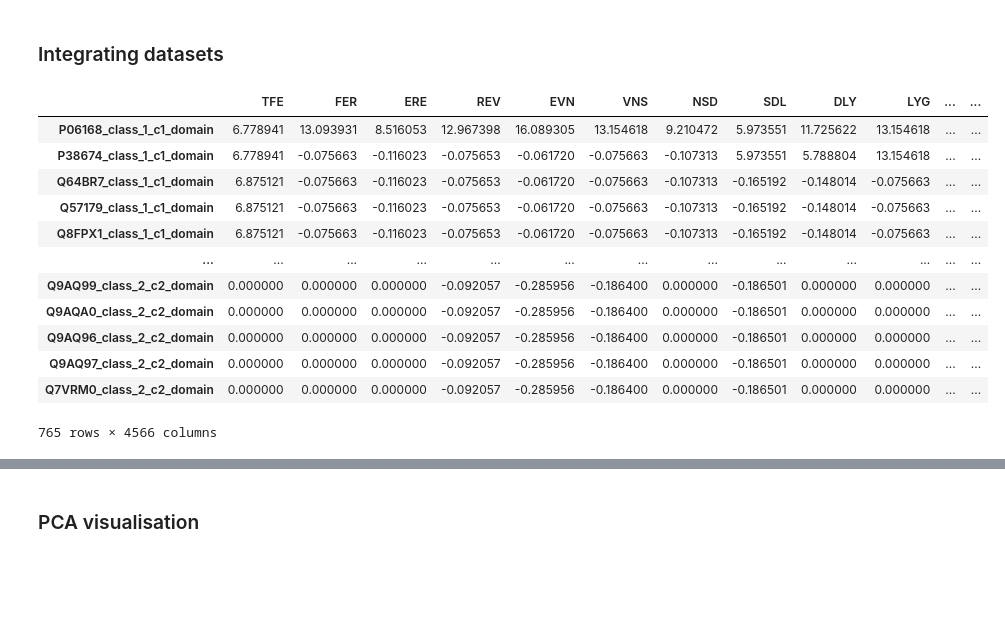
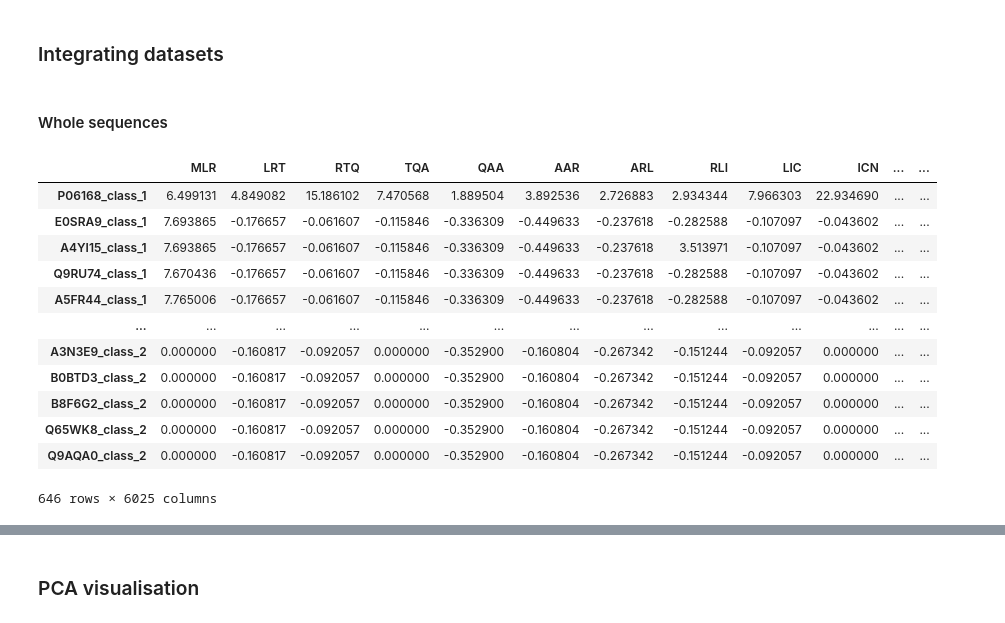
Before and after one commit to SebPorras/BodenProjects, a Jupyter notebook: kari/notebooks/kmer_based_analysis.ipynb, the cells around one changed output, grey strips where cells are left out. Cells and saved outputs as stored; diff of their text form; code cells hidden in the pictures; blank space fills up the shorter version.

```diff
--- a/kari/notebooks/kmer_based_analysis.ipynb
+++ b/kari/notebooks/kmer_based_analysis.ipynb
@@ -75,2 +85,7 @@ class2_c2 = pd.DataFrame.from_dict(class2_c2_ids, orient='index')
+# %%
+#whole sequence
+class_1_df = pd.DataFrame.from_dict(class_1_ids, orient='index')
+
+class_2_df = pd.DataFrame.from_dict(class_2_ids, orient='index')
 # %% [markdown]
 ### Visualise sparcity of data
@@ -119,10 +137,12 @@ class_1
 # %%
-test = class_1.sum(axis=1)
-class_1_norm = pd.DataFrame(np.apply_along_axis(np.divide, 0, class_1, test), index=class_1.index, columns=class_1.columns)
+annot_name = [x+"_class_1" for x in class_1_df.index]
+
+test = class_1_df.sum(axis=1)
+class_1_norm = pd.DataFrame(np.apply_along_axis(np.divide, 0, class_1_df, test), index=annot_name, columns=class_1_df.columns)
 class_1_norm.fillna(0, inplace=True)
 
 scaler_class_1 = StandardScaler()
-scaled_class_1_data  = pd.DataFrame(scaler_class_1.fit_transform(class_1_norm), index=class_1.index, columns=class_1.columns)
+scaled_class_1_data  = pd.DataFrame(scaler_class_1.fit_transform(class_1_norm), index=annot_name, columns=class_1_df.columns)
 
 scaled_class_1_data
 # %% [output]
@@ -141,0 +162,12 @@ scaled_class_1_data
+# %%
+test2 = class_2_df.sum(axis=1)
+annot_name = [x+"_class_2" for x in class_2_df.index]
+
+
+class2_norm = pd.DataFrame(np.apply_along_axis(np.divide, 0, class_2_df, test2), index=annot_name, columns=class_2_df.columns)
+class2_norm.fillna(0, inplace=True)
+
+scaler_class_2 = StandardScaler()
+scaled_class_2_data  = pd.DataFrame(scaler_class_2.fit_transform(class2_norm), index=annot_name, columns=class_2_df.columns)
+
+scaled_class_2_data
@@ -227,22 +294,26 @@ scaled_class_2_c2_data
 # %% [markdown]
 ### Integrating datasets
+# %% [markdown]
+#### Whole sequences
 # %%
-combined_data = pd.concat([scaled_class_1_data, scaled_class_2_c1_data, scaled_class_2_c2_data], join="outer")
-combined_data.fillna(0, inplace=True)
+combined_data_whole_seqs = pd.concat([scaled_class_1_data, scaled_class_2_data], join="outer")
+#,scaled_class_2_c2_data
+
+combined_data_whole_seqs.fillna(0, inplace=True)
 # %%
-combined_data
+combined_data_whole_seqs
 # %% [output]
-|  | TFE | FER | ERE | REV | EVN | VNS | NSD | SDL | DLY | LYG | ... | ... |
-| P06168_class_1_c1_domain | 6.778941 | 13.093931 | 8.516053 | 12.967398 | 16.089305 | 13.154618 | 9.210472 | 5.973551 | 11.725622 | 13.154618 | ... | ... |
-| P38674_class_1_c1_domain | 6.778941 | -0.075663 | -0.116023 | -0.075653 | -0.061720 | -0.075663 | -0.107313 | 5.973551 | 5.788804 | 13.154618 | ... | ... |
-| Q64BR7_class_1_c1_domain | 6.875121 | -0.075663 | -0.116023 | -0.075653 | -0.061720 | -0.075663 | -0.107313 | -0.165192 | -0.148014 | -0.075663 | ... | ... |
-| Q57179_class_1_c1_domain | 6.875121 | -0.075663 | -0.116023 | -0.075653 | -0.061720 | -0.075663 | -0.107313 | -0.165192 | -0.148014 | -0.075663 | ... | ... |
-| Q8FPX1_class_1_c1_domain | 6.875121 | -0.075663 | -0.116023 | -0.075653 | -0.061720 | -0.075663 | -0.107313 | -0.165192 | -0.148014 | -0.075663 | ... | ... |
+|  | MLR | LRT | RTQ | TQA | QAA | AAR | ARL | RLI | LIC | ICN | ... | ... |
+| P06168_class_1 | 6.499131 | 4.849082 | 15.186102 | 7.470568 | 1.889504 | 3.892536 | 2.726883 | 2.934344 | 7.966303 | 22.934690 | ... | ... |
+| E0SRA9_class_1 | 7.693865 | -0.176657 | -0.061607 | -0.115846 | -0.336309 | -0.449633 | -0.237618 | -0.282588 | -0.107097 | -0.043602 | ... | ... |
+| A4YI15_class_1 | 7.693865 | -0.176657 | -0.061607 | -0.115846 | -0.336309 | -0.449633 | -0.237618 | 3.513971 | -0.107097 | -0.043602 | ... | ... |
+| Q9RU74_class_1 | 7.670436 | -0.176657 | -0.061607 | -0.115846 | -0.336309 | -0.449633 | -0.237618 | -0.282588 | -0.107097 | -0.043602 | ... | ... |
+| A5FR44_class_1 | 7.765006 | -0.176657 | -0.061607 | -0.115846 | -0.336309 | -0.449633 | -0.237618 | -0.282588 | -0.107097 | -0.043602 | ... | ... |
 | ... | ... | ... | ... | ... | ... | ... | ... | ... | ... | ... | ... | ... |
-| Q9AQ99_class_2_c2_domain | 0.000000 | 0.000000 | 0.000000 | -0.092057 | -0.285956 | -0.186400 | 0.000000 | -0.186501 | 0.000000 | 0.000000 | ... | ... |
-| Q9AQA0_class_2_c2_domain | 0.000000 | 0.000000 | 0.000000 | -0.092057 | -0.285956 | -0.186400 | 0.000000 | -0.186501 | 0.000000 | 0.000000 | ... | ... |
-| Q9AQ96_class_2_c2_domain | 0.000000 | 0.000000 | 0.000000 | -0.092057 | -0.285956 | -0.186400 | 0.000000 | -0.186501 | 0.000000 | 0.000000 | ... | ... |
-| Q9AQ97_class_2_c2_domain | 0.000000 | 0.000000 | 0.000000 | -0.092057 | -0.285956 | -0.186400 | 0.000000 | -0.186501 | 0.000000 | 0.000000 | ... | ... |
-| Q7VRM0_class_2_c2_domain | 0.000000 | 0.000000 | 0.000000 | -0.092057 | -0.285956 | -0.186400 | 0.000000 | -0.186501 | 0.000000 | 0.000000 | ... | ... |
+| A3N3E9_class_2 | 0.000000 | -0.160817 | -0.092057 | 0.000000 | -0.352900 | -0.160804 | -0.267342 | -0.151244 | -0.092057 | 0.000000 | ... | ... |
+| B0BTD3_class_2 | 0.000000 | -0.160817 | -0.092057 | 0.000000 | -0.352900 | -0.160804 | -0.267342 | -0.151244 | -0.092057 | 0.000000 | ... | ... |
+| B8F6G2_class_2 | 0.000000 | -0.160817 | -0.092057 | 0.000000 | -0.352900 | -0.160804 | -0.267342 | -0.151244 | -0.092057 | 0.000000 | ... | ... |
+| Q65WK8_class_2 | 0.000000 | -0.160817 | -0.092057 | 0.000000 | -0.352900 | -0.160804 | -0.267342 | -0.151244 | -0.092057 | 0.000000 | ... | ... |
+| Q9AQA0_class_2 | 0.000000 | -0.160817 | -0.092057 | 0.000000 | -0.352900 | -0.160804 | -0.267342 | -0.151244 | -0.092057 | 0.000000 | ... | ... |
-765 rows × 4566 columns
+646 rows × 6025 columns
 # %%
```
Also changed, not shown: parts of 36 cells of this notebook, 3 other files.
